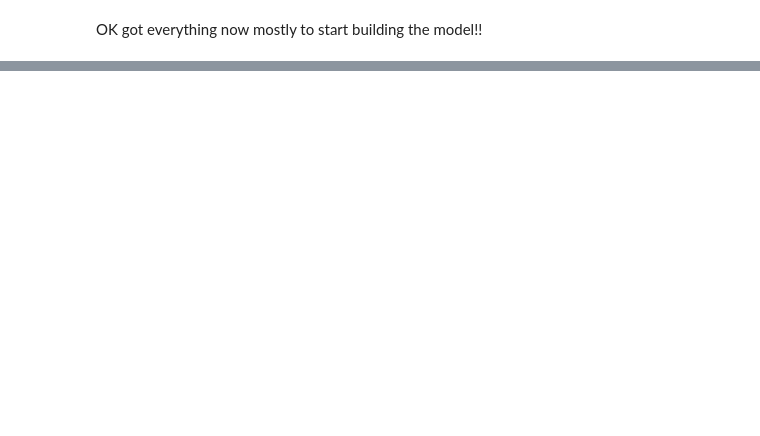
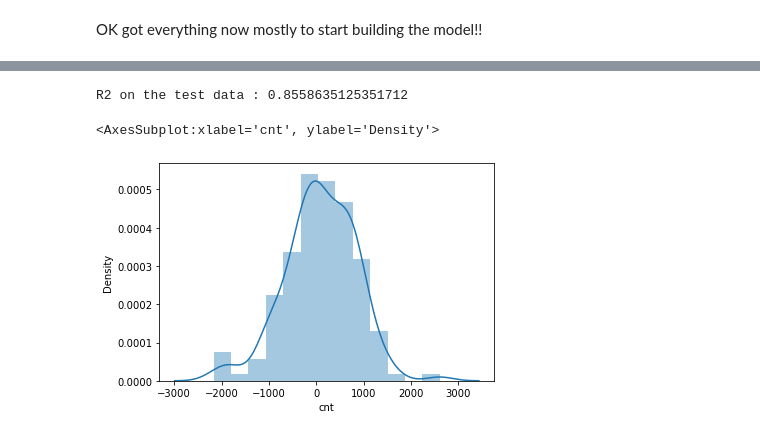
Before and after one commit to mrrathish/boombikes, a Jupyter notebook: BoomBikes - Bike Rental Assignment.ipynb, the cells around one changed output, grey strips where cells are left out. Cells and saved outputs as stored; diff of their text form; code cells hidden in the pictures; blank space fills up the shorter version.

```diff
--- a/BoomBikes - Bike Rental Assignment.ipynb
+++ b/BoomBikes - Bike Rental Assignment.ipynb
@@ -679,0 +711,15 @@ Covariance Type:            nonrobust
+# %%
+#now perform prediction for test dataset as well , using scalar here
+test_cols = ['temp','atemp','hum','windspeed']
+X_test[test_cols] = scaler.transform(X_test[test_cols])
+
+#Predict the values for test data
+test_pred = lr.predict(X_test[cols_final])
+print("R2 on the test data :", r2_score(y_test,test_pred))
+
+#plot error terms hist also to see if it is normally distributed and mean is zero
+sns.distplot(y_test-test_pred)
+# %% [output]
+R2 on the test data : 0.8558635125351712
+<AxesSubplot:xlabel='cnt', ylabel='Density'>
+[figure, added]
```
Also changed, not shown: parts of 28 cells of this notebook, 3 other files.
